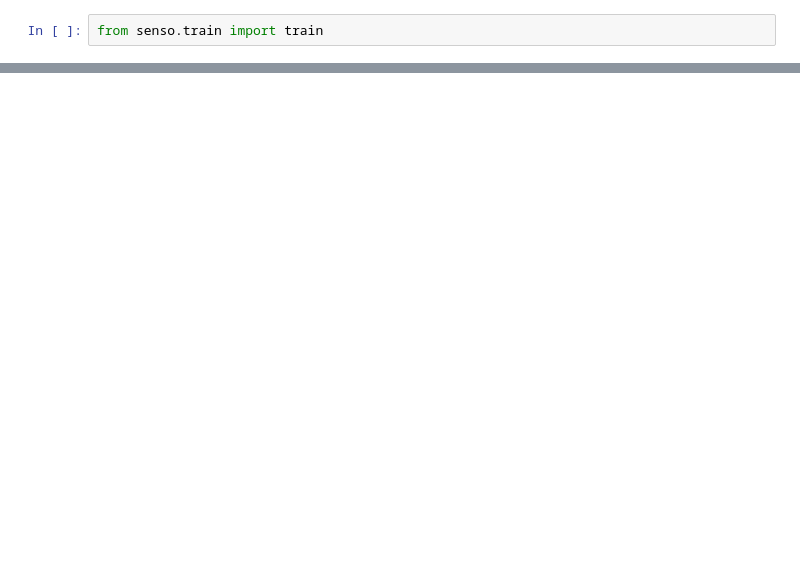
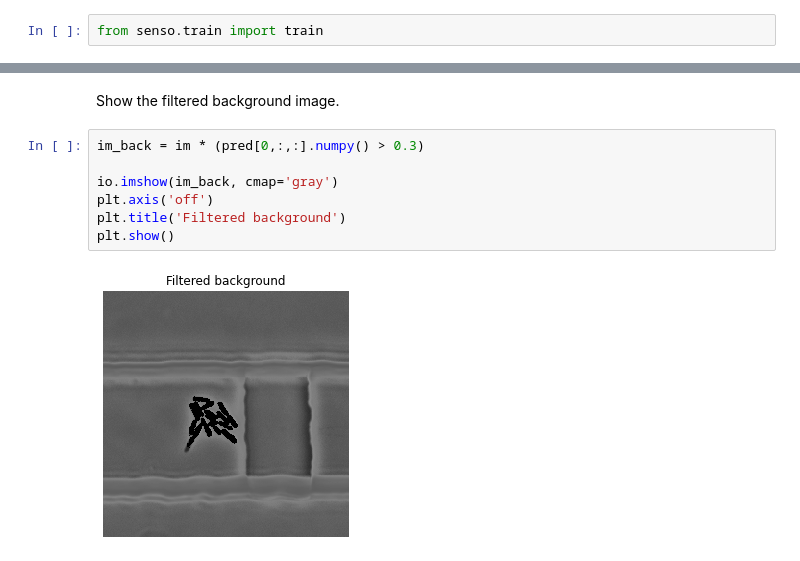
Before and after one commit to giansimone/U-Net, a Jupyter notebook: examples/example_cheetah_bacteria.ipynb, the cells around one changed output, grey strips where cells are left out. Drawn from its saved outputs; the diff is of its cells as text; blank space fills up the shorter version.

```diff
--- a/examples/example_cheetah_bacteria.ipynb
+++ b/examples/example_cheetah_bacteria.ipynb
@@ -28,0 +76,11 @@ KeyboardInterrupt:
+# %% [markdown]
+Show the filtered background image.
+# %%
+im_back = im * (pred[0,:,:].numpy() > 0.3)
+
+io.imshow(im_back, cmap='gray')
+plt.axis('off')
+plt.title('Filtered background')
+plt.show()
+# %% [output]
+[figure, added]
```
Also changed, not shown: parts of 20 cells of this notebook, 1 other file.
